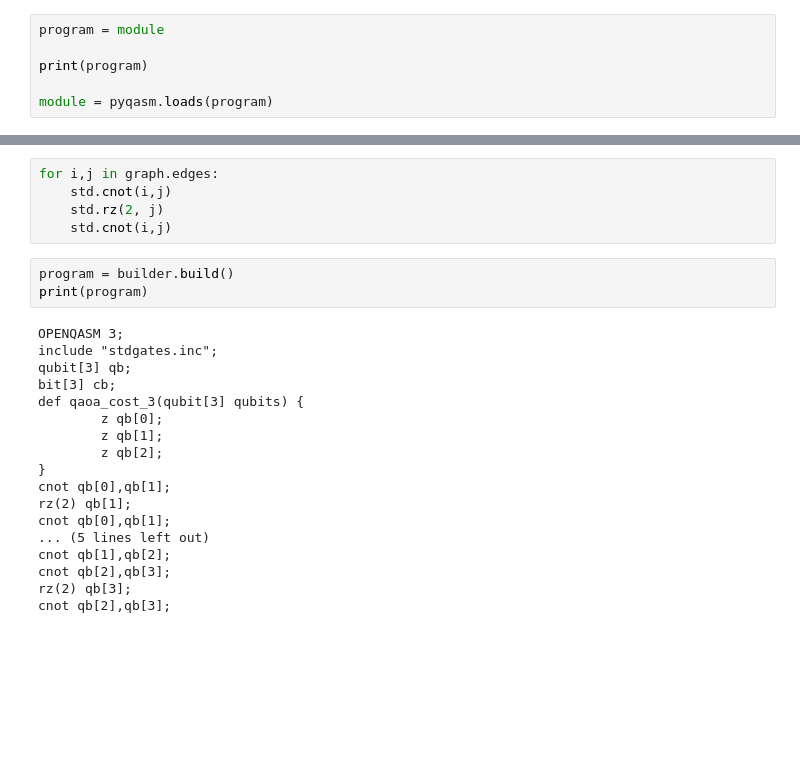
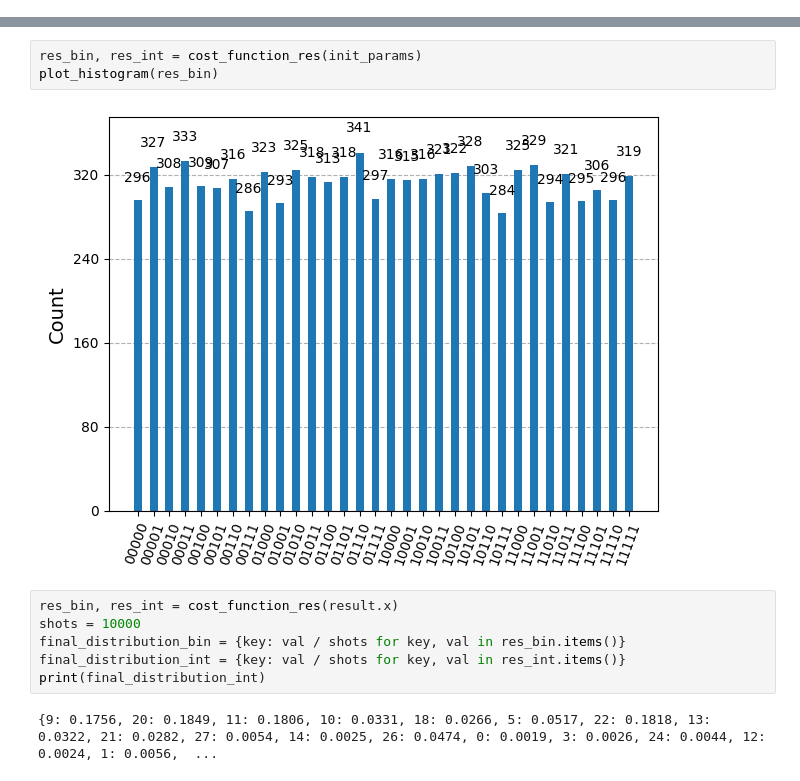
Before and after one commit to qBraid/qbraid-algorithms, a Jupyter notebook: qbraid_algorithms/qaoa/test.ipynb, the cells around one changed output, grey strips where cells are left out. Saved outputs shown, nothing was run; the diff lists cells and outputs as text; blank space fills up the shorter version.

```diff
--- a/qbraid_algorithms/qaoa/test.ipynb
+++ b/qbraid_algorithms/qaoa/test.ipynb
@@ -193,6 +23,0 @@ stdgates: subroutine qaoa_maxcut_cost_3 is not part of visible scope, make sure
-# %%
-program = module
-
-print(program)
-
-module = pyqasm.loads(program)
@@ -310,26 +106,13 @@ plt.show()
+# %%
+res_bin, res_int = cost_function_res(init_params)
+plot_histogram(res_bin)
+# %% [output]
+[figure, added]
 # %%
-for i,j in graph.edges:
-    std.cnot(i,j)
-    std.rz(2, j)
-    std.cnot(i,j)
+res_bin, res_int = cost_function_res(result.x)
+shots = 10000
+final_distribution_bin = {key: val / shots for key, val in res_bin.items()}
+final_distribution_int = {key: val / shots for key, val in res_int.items()}
+print(final_distribution_int)
+# %% [output]
+{9: 0.1756, 20: 0.1849, 11: 0.1806, 10: 0.0331, 18: 0.0266, 5: 0.0517, 22: 0.1818, 13: 0.0322, 21: 0.0282, 27: 0.0054, 14: 0.0025, 26: 0.0474, 0: 0.0019, 3: 0.0026, 24: 0.0044, 12: 0.0024, 1: 0.0056,  ...
-# %%
-program = builder.build()
-print(program)
-# %% [output]
-OPENQASM 3;
-include "stdgates.inc";
-qubit[3] qb;
-bit[3] cb;
-def qaoa_cost_3(qubit[3] qubits) {
-        z qb[0];
-        z qb[1];
-        z qb[2];
-}
-cnot qb[0],qb[1];
-rz(2) qb[1];
-cnot qb[0],qb[1];
-... (5 lines left out)
-cnot qb[1],qb[2];
-cnot qb[2],qb[3];
-rz(2) qb[3];
-cnot qb[2],qb[3];
```
Also changed, not shown: parts of 19 cells of this notebook, 3 other files.
